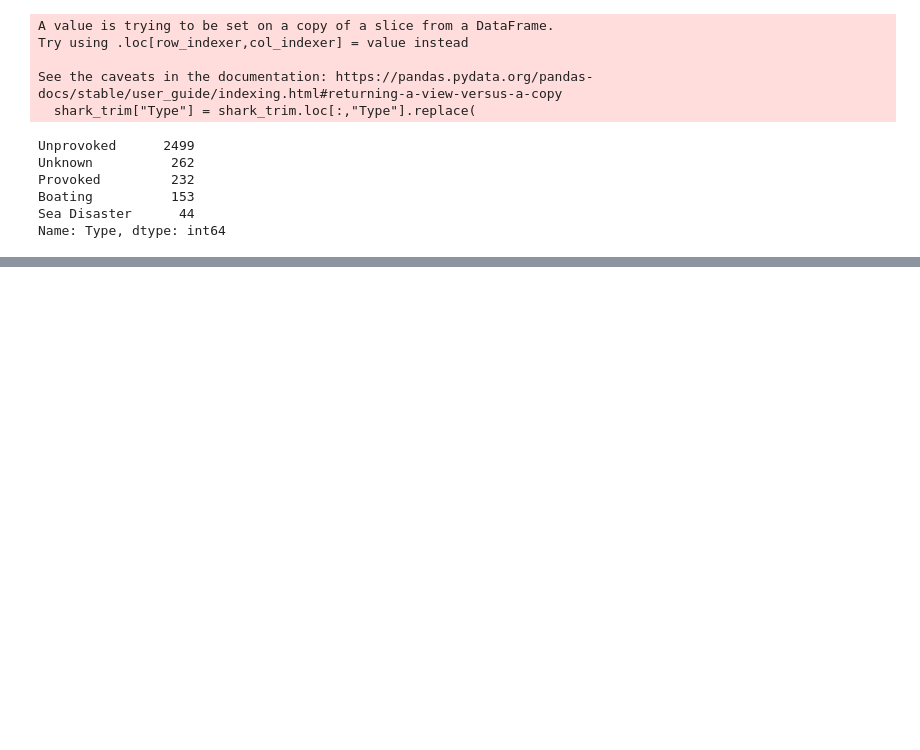
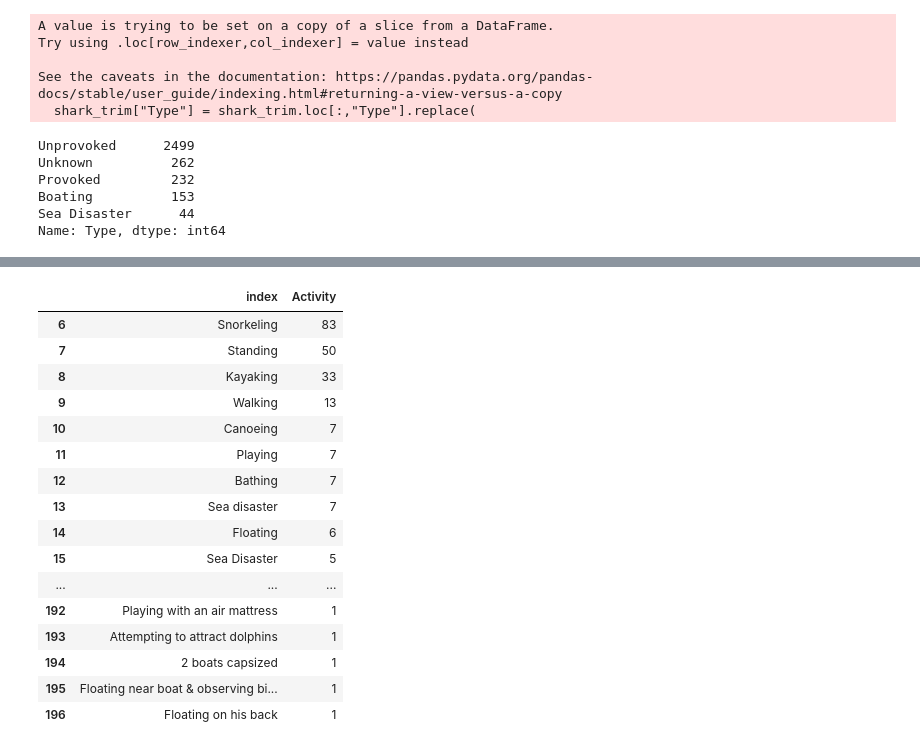
Before and after one commit to staceyj118/Shark-Attacks, a Jupyter notebook: clean_sharks.ipynb, the cells around one changed output, grey strips where cells are left out. Cells and saved outputs as stored; diff of their text form; code cells hidden in the pictures; blank space fills up the shorter version.

```diff
--- a/clean_sharks.ipynb
+++ b/clean_sharks.ipynb
@@ -328,0 +359,5 @@ Name: Activity, Length: 283, dtype: int64
+# %%
+#Trying to figure out how to do the update by string characteristics as opposed ot just writing out each item like the Type
+board_types = shark_trim[shark_trim['Activity'].str.contains('board', na=False)]
+shark_trim.loc[shark_trim['Activity'].str.contains('board', na =False,case=False), 'Activity'] = 'Boarding (Boogie, Paddle, Body)'
+shark_trim["Activity"].value_counts()
@@ -328,0 +382,5 @@ Name: Activity, Length: 283, dtype: int64
+# %%
+#Trying to figure out how to do the update by string characteristics as opposed ot just writing out each item like the Type
+dive_types = shark_trim[shark_trim['Activity'].str.contains('Diving', na=False, case=False)]
+shark_trim.loc[shark_trim['Activity'].str.contains('diving', na =False,case=False), 'Activity'] = 'Diving'
+shark_trim["Activity"].value_counts()
@@ -328,0 +405,4 @@ Name: Activity, Length: 283, dtype: int64
+# %%
+# wade_types = shark_trim[shark_trim['Activity'].str.contains('Wading', na=False, case=False)]
+shark_trim.loc[shark_trim['Activity'].str.contains('Wading', na =False,case=False), 'Activity'] = 'Wading'
+shark_trim["Activity"].value_counts()
@@ -328,0 +422,25 @@ Name: Activity, Length: 283, dtype: int64
+# %%
+df2 = shark_trim["Activity"].value_counts().reset_index()
+df3 = df2[df2["Activity"]<100]
+pd.set_option('max_rows', None)
+df3
+# Sea Disaster and Sea disaster together
+# bathing, floating > swimming
+# %% [output]
+|  | index | Activity |
+| 6 | Snorkeling | 83 |
+| 7 | Standing | 50 |
+| 8 | Kayaking | 33 |
+| 9 | Walking | 13 |
+| 10 | Canoeing | 7 |
+| 11 | Playing | 7 |
+| 12 | Bathing | 7 |
+| 13 | Sea disaster | 7 |
+| 14 | Floating | 6 |
+| 15 | Sea Disaster | 5 |
+| ... | ... | ... |
+| 192 | Playing with an air mattress | 1 |
+| 193 | Attempting to attract dolphins | 1 |
+| 194 | 2 boats capsized | 1 |
+| 195 | Floating near boat & observing bi... | 1 |
+| 196 | Floating on his back | 1 |
```
Also changed, not shown: parts of 14 cells of this notebook.
